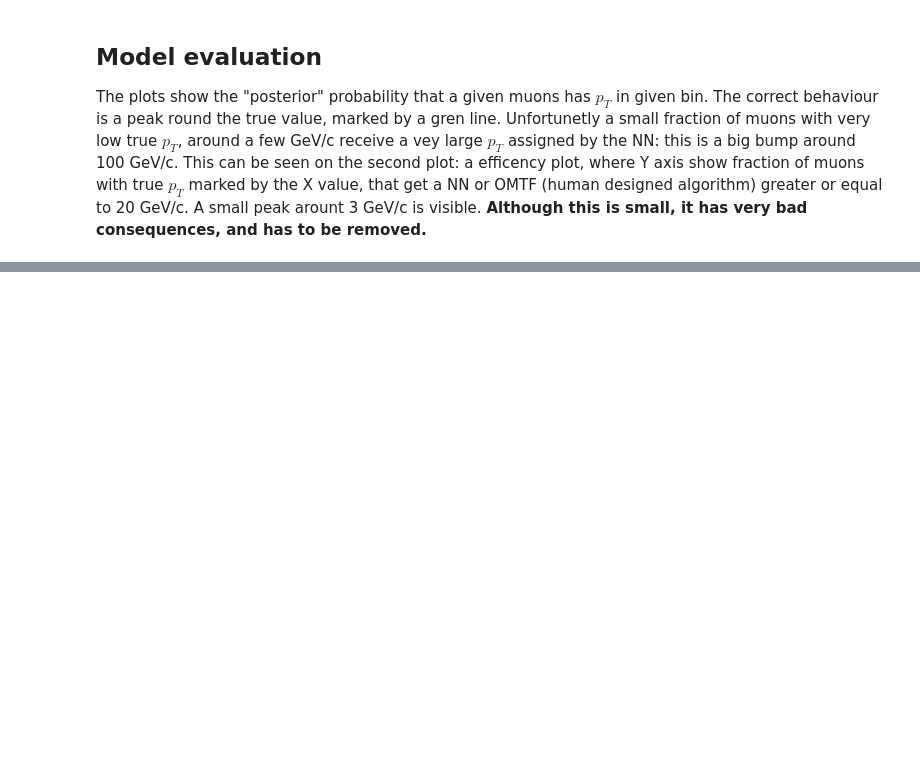
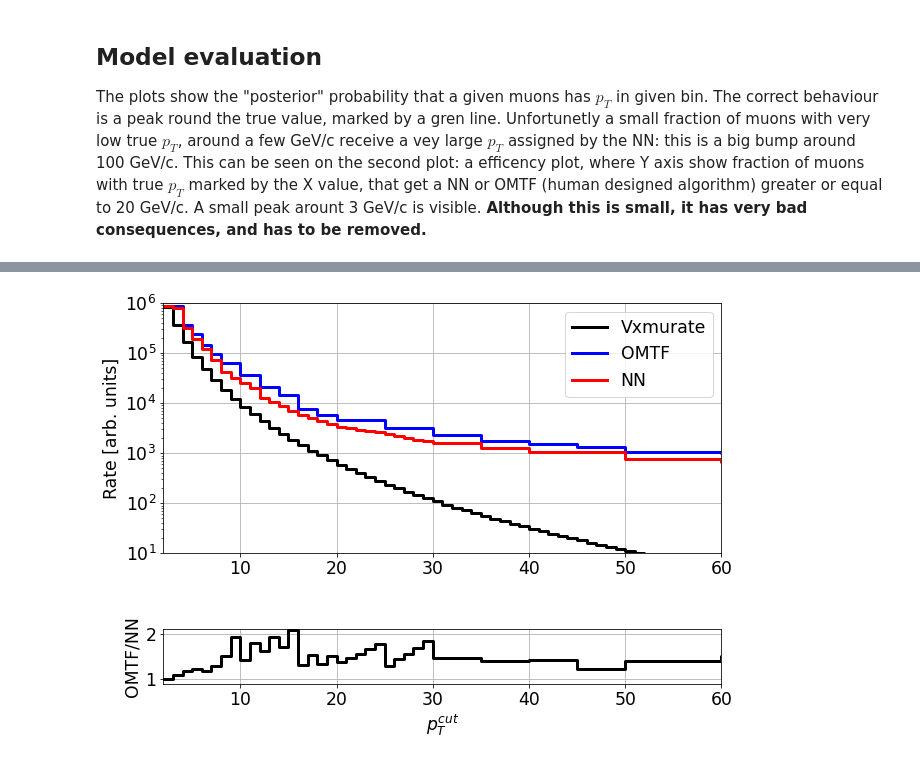
Before and after one commit to akalinow/MachineLearning, a Jupyter notebook: OMTF/OMTF_NN.ipynb, the cells around one changed output, grey strips where cells are left out. Cells and saved outputs as stored; diff of their text form; code cells hidden in the pictures; blank space fills up the shorter version.

Commit message:
* improve rate plot

```diff
--- a/OMTF/OMTF_NN.ipynb
+++ b/OMTF/OMTF_NN.ipynb
@@ -40,7 +40,7 @@ minProbability = 0.001
 minPlog = np.log(minProbability)
 nPdfValBits = 6
 refLayers = [0, 7, 2, 6, 16, 4, 10, 11]
-ptBins = tf.concat([tf.range(0.0, 5, 0.5), tf.range(5, 30, 1.0, ), tf.range(30, 40, 5.0), tf.range(40, 60, 10.0), tf.range(60, 101, 20.0), [99999.0]], axis=0)
+ptBins = tf.concat([tf.range(0.0, 5, 0.5), tf.range(5, 30, 1.0), tf.range(30, 40, 5.0), tf.range(40, 60, 10.0), tf.range(60, 100, 20.0), tf.range(100, 201, 50.0), [99999.0]], axis=0)
 # %% [markdown]
 ## Use mixed precision policy: 32 bits for data, 16 bits for weights
 # %%
@@ -241,8 +243,8 @@ def getModel():
   nInputs = np.sum(getFeaturesMask())
 
   inputs = tf.keras.Input(shape=(nInputs,128), name="deltaPhi")
-  activation = tf.keras.activations.swish
-  #activation = tf.keras.activations.relu
+  #activation = tf.keras.activations.swish
+  activation = tf.keras.activations.relu
 
   ptLayer = tf.keras.layers.Flatten(input_shape=(nInputs, 128), name="Flatten_input_pt")(inputs)
   #ptLayer = inputs
@@ -304,7 +308,7 @@ model = getModel()
 log_dir = "logs/fit/" + datetime.now().strftime("%Y%m%d-%H%M%S")
 tensorboard_callback = tf.keras.callbacks.TensorBoard(log_dir=log_dir, histogram_freq=1, profile_batch=(110, 120))
 
-nEpochs = 200
+nEpochs = 3
 history = model.fit(train_dataset, epochs=nEpochs,
                             use_multiprocessing=True,
                             verbose=1,
@@ -340,9 +355,11 @@ if not runOnCluster:
     current_time = datetime.now().strftime("%b %d %Y %H:%M:%S")
     print("Inference start. Current Time =", current_time)
 
-    nEpochsSaved = 10
+    nEpochsSaved = 3
     checkpoint_path = "training/model_full_{epoch:04d}"
     model = tf.keras.models.load_model(checkpoint_path.format(epoch=nEpochsSaved), custom_objects=custom_objects)
+    model.summary()
+    print(ptBins.shape)
 
     testFileNames = glob.glob(testDataDir+'OMTFHits_pats0x0003_newerSample_files_1_100_chunk_0.tfrecord.gzip')
     test_dataset = loadDataset(testFileNames, isTrain=False, nEpochs=1, batchSize=32*1024)
@@ -357,17 +374,5 @@ if not runOnCluster:
         #plf.plotPosterior(3, labels=aBatch[1][0], predictions=predictions[0], label2Pt=label2Pt)
         #break
 
-
-    plf.plotTurnOn(df, ptCut=5)
-    plf.plotTurnOn(df, ptCut=20)
-    plf.plotTurnOn(df, ptCut=22)
-    plf.plotTurnOn(df, ptCut=30)
-    plf.plotTurnOn(df, ptCut=50)
-    plf.plotTurnOn(df, ptCut=100)
-    plf.plotTurnOn(df, ptCut=200)
-    plf.plotPull(df)
-    plf.plotCM(df, pT2Label)
-    plf.plotRate(df)
-
     current_time = datetime.now().strftime("%b %d %Y %H:%M:%S")
     print("Inference end. Current Time =", current_time)
@@ -406,0 +421,10 @@ plf.plotRate(df)
+# %%
+import plottingFunctions as plf
+importlib.reload(plf)
+
+df1 = df[(df["genPt"]<10)&(df["genPt"]>0)]
+
+#plf.plotCM(df1, pT2Label)
+plf.plotRate(df)
+# %% [output]
+[figure, added]
```
Also changed, not shown: parts of 8 cells of this notebook, 2 other files.
